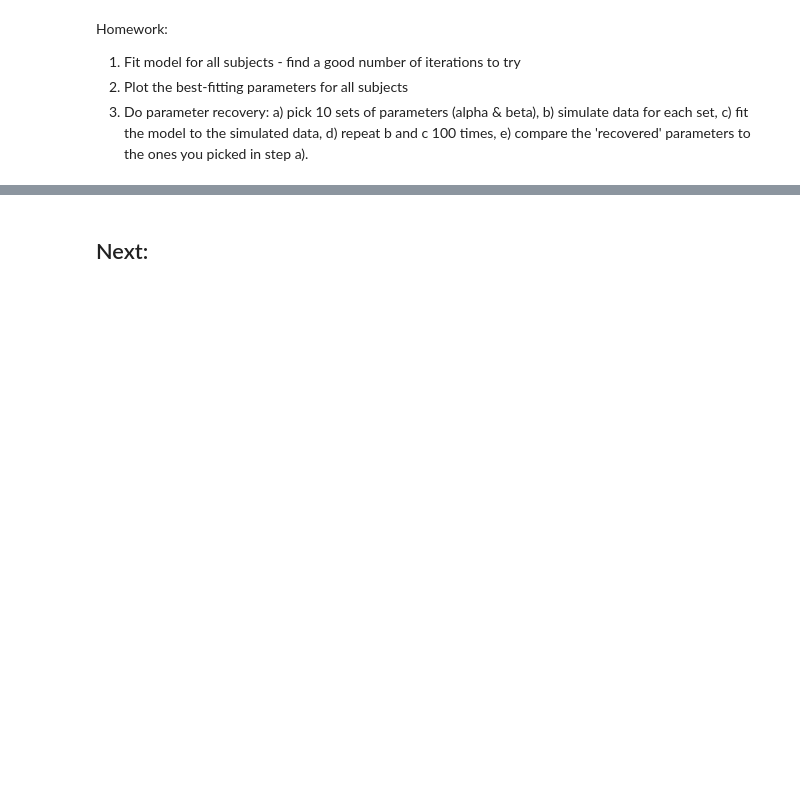
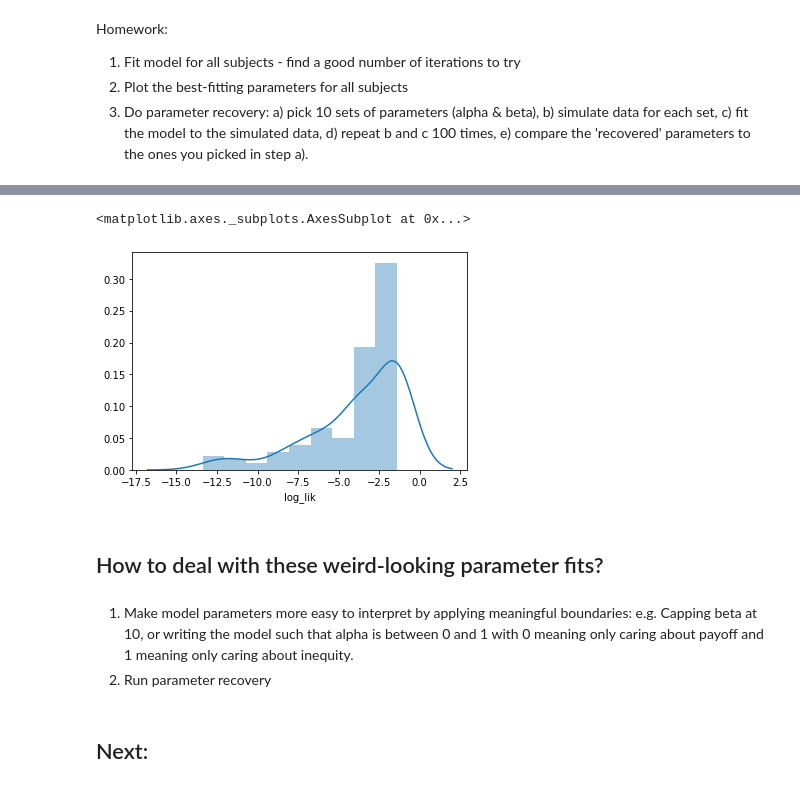
Before and after one commit to jeroenvanbaar/Computational_modeling_tutorial, a Jupyter notebook: 4.Automating_model_fitting_and_model_comparison.ipynb, the cells around one changed output, grey strips where cells are left out. Saved outputs shown, nothing was run; the diff lists cells and outputs as text; code cells hidden in the pictures; blank space fills up the shorter version.

```diff
--- a/4.Automating_model_fitting_and_model_comparison.ipynb
+++ b/4.Automating_model_fitting_and_model_comparison.ipynb
@@ -259,3 +272,13 @@ Homework:
+# %%
+sns.distplot(model_fits_allsubs.query('log_lik < -.1')['log_lik'])
+# %% [output]
+<matplotlib.axes._subplots.AxesSubplot at 0x...>
+[figure, added]
+# %% [markdown]
+## How to deal with these weird-looking parameter fits?
+# %% [markdown]
+1. Make model parameters more easy to interpret by applying meaningful boundaries: e.g. Capping beta at 10, or writing the model such that alpha is between 0 and 1 with 0 meaning only caring about payoff and 1 meaning only caring about inequity.
+2. Run parameter recovery
 # %% [markdown]
 ## Next:
 # %% [markdown]
```
Also changed, not shown: parts of 10 cells of this notebook.
